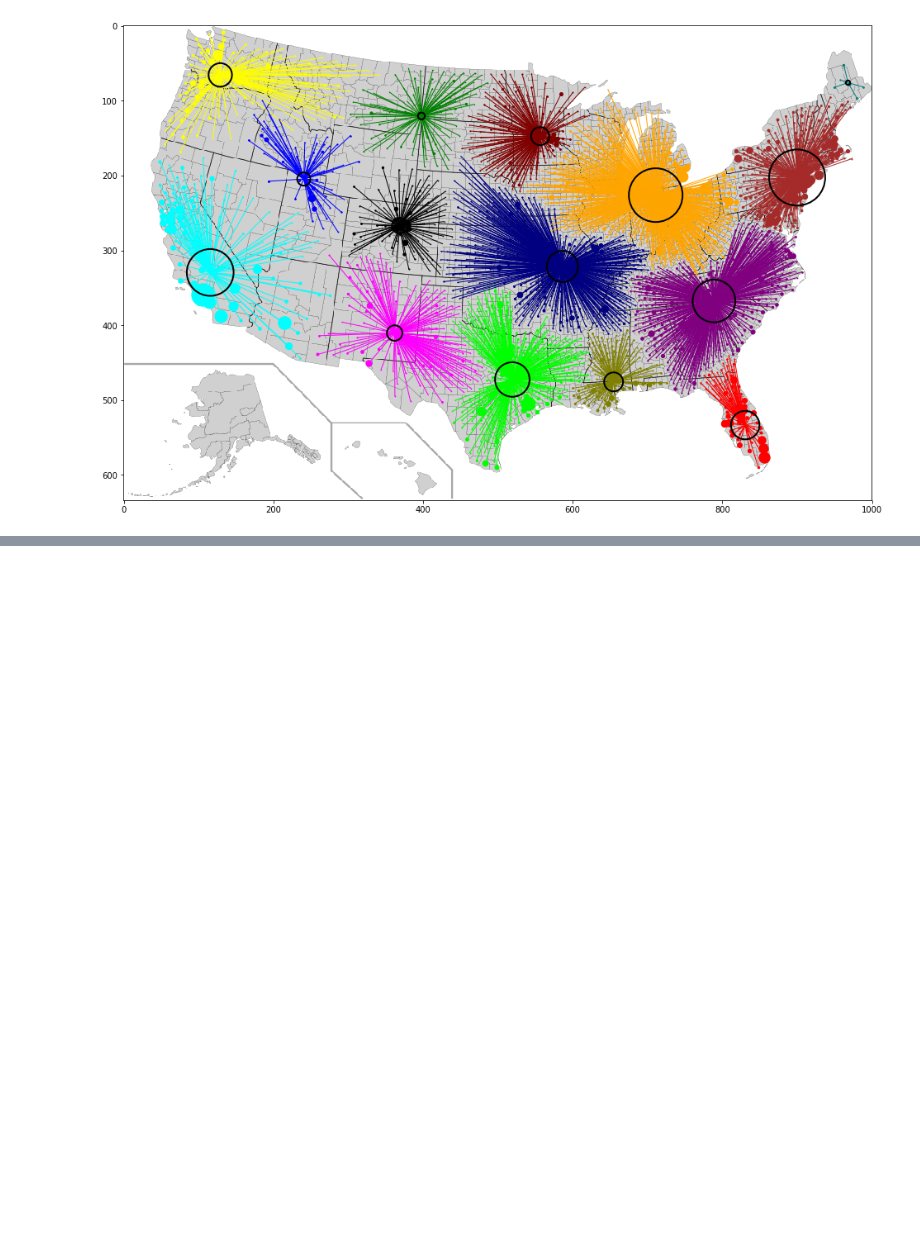
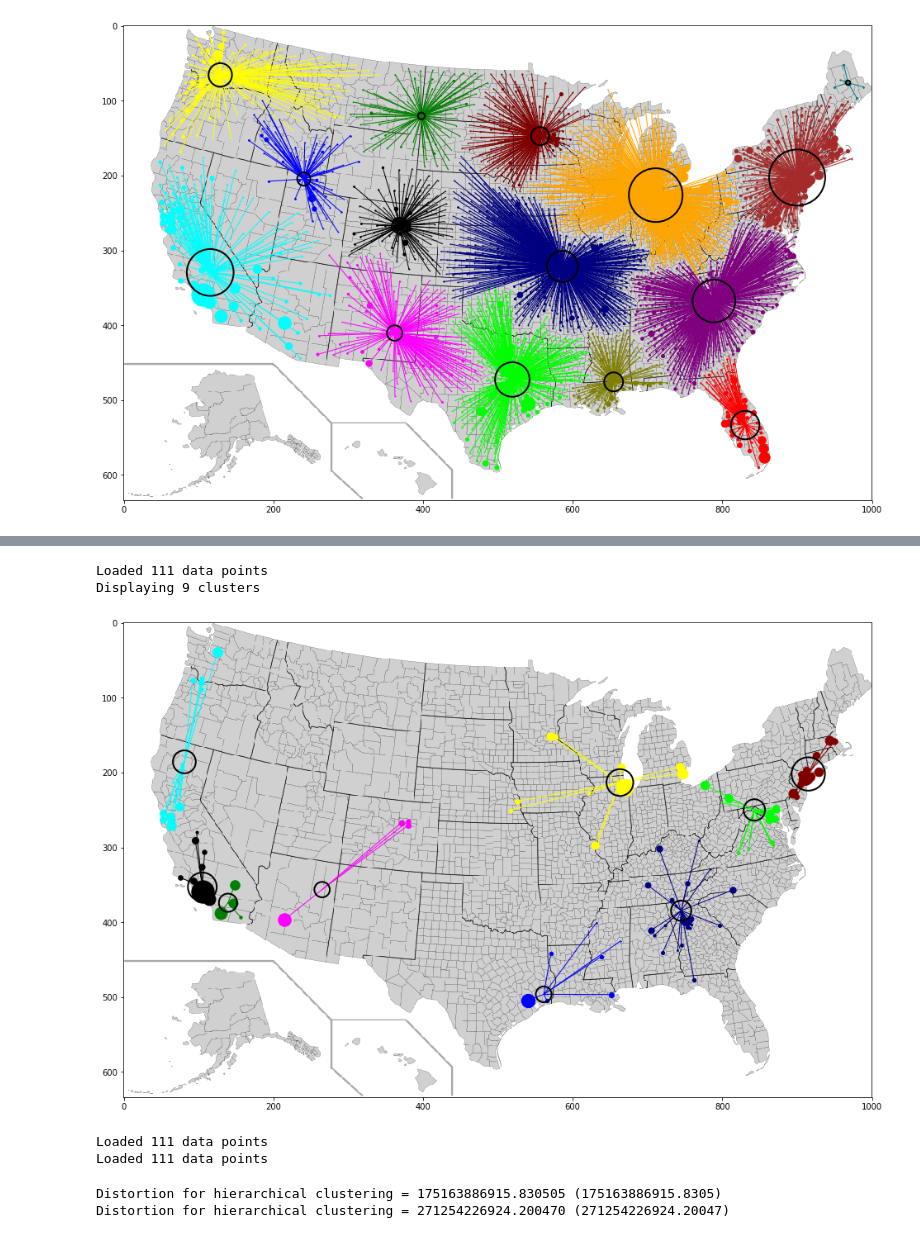
Before and after one commit to xuedong/codebooks, a Jupyter notebook: clustering/clustering.ipynb, the cells around one changed output, grey strips where cells are left out. Saved outputs shown, nothing was run; the diff lists cells and outputs as text; code cells hidden in the pictures; blank space fills up the shorter version.

```diff
--- a/clustering/clustering.ipynb
+++ b/clustering/clustering.ipynb
@@ -58,0 +75,6 @@ visualize(viz.DATA_3108_URL)
+# %%
+kmeans_clusters = visualize(viz.DATA_111_URL, lambda x: algos.kmeans_clustering(x, 9, 5))
+# %% [output]
+Loaded 111 data points
+Displaying 9 clusters
+[figure, added]
@@ -58,0 +95,13 @@ visualize(viz.DATA_3108_URL)
+# %%
+data_table = viz.DATA_111_URL
+dist_hierarchical = distortion(hierarchical_clusters, viz.load_data_table(data_table))
+dist_kmeans = distortion(kmeans_clusters, viz.load_data_table(data_table))
+# %% [output]
+Loaded 111 data points
+Loaded 111 data points
+# %%
+print('Distortion for hierarchical clustering = %f (%s)' % (dist_hierarchical, dist_hierarchical))
+print('Distortion for hierarchical clustering = %f (%s)' % (dist_kmeans, dist_kmeans))
+# %% [output]
+Distortion for hierarchical clustering = 175163886915.830505 (175163886915.8305)
+Distortion for hierarchical clustering = 271254226924.200470 (271254226924.20047)
```
Also changed, not shown: parts of 11 cells of this notebook.
